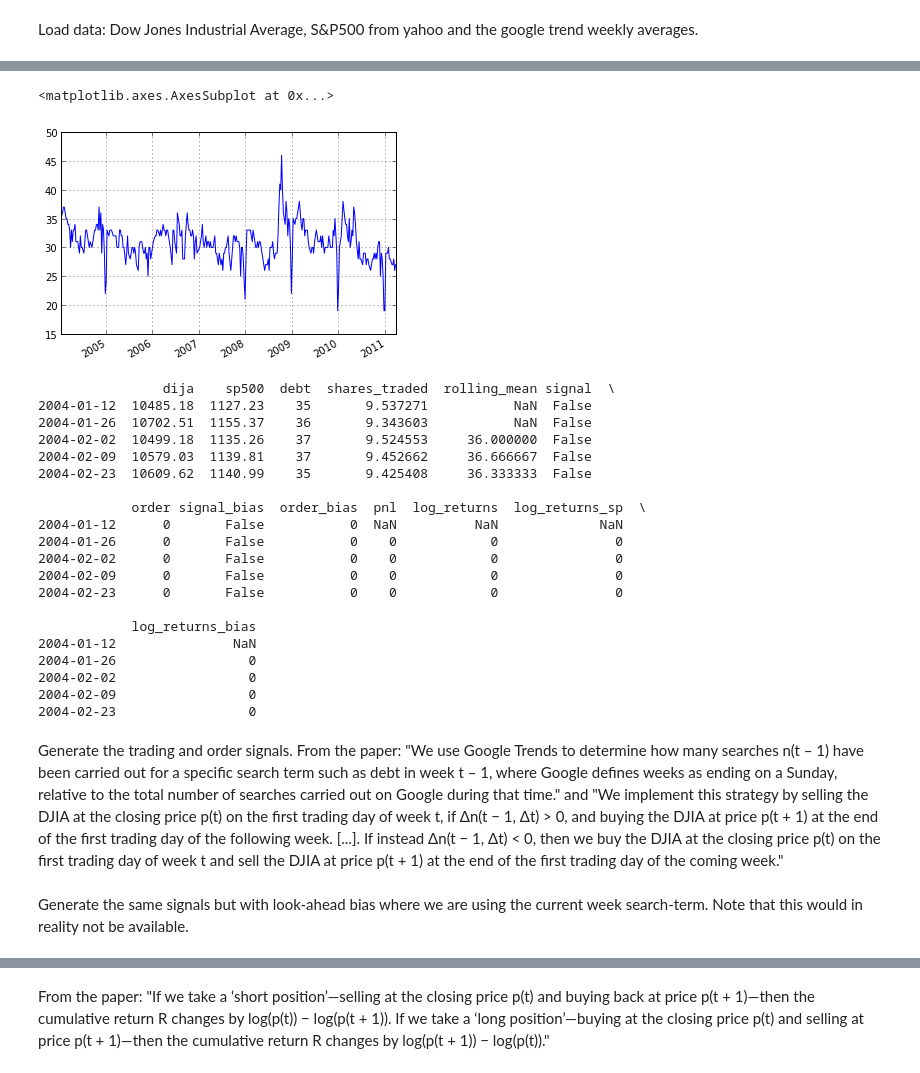
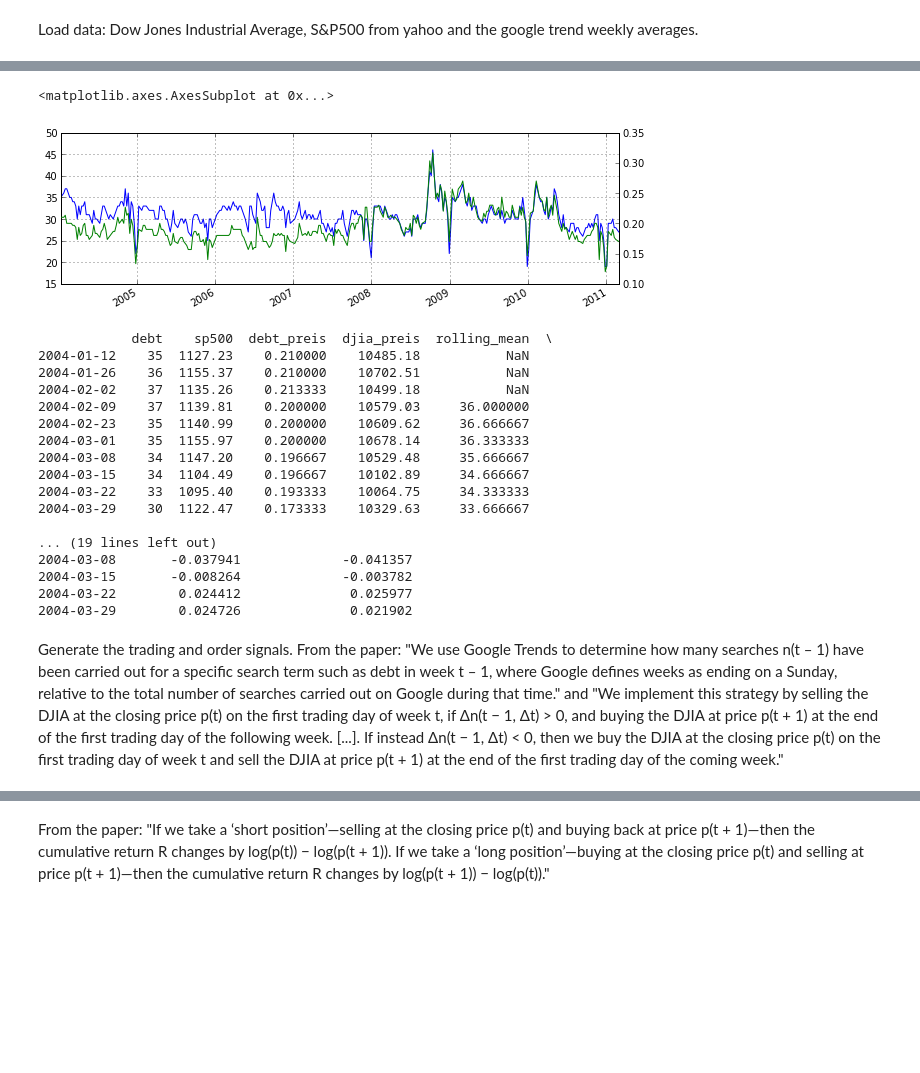
Before and after one commit to twiecki/replicate_google_trends, a Jupyter notebook: goog_repl.ipynb, the cells around one changed output, grey strips where cells are left out. Cells and saved outputs as stored; diff of their text form; code cells hidden in the pictures; blank space fills up the shorter version.

```diff
--- a/goog_repl.ipynb
+++ b/goog_repl.ipynb
@@ -7,8 +7,22 @@ delta_t = 3
 # %% [markdown]
 Load data: Dow Jones Industrial Average, S&P500 from yahoo and the google trend weekly averages.
 # %%
-dija = pd.DataFrame.from_csv('DJIA.csv', index_col='DATE').sort()
+djia = pd.DataFrame.from_csv('DJIA.csv', index_col='DATE').sort()
 sp500 = pd.DataFrame(pd.io.data.DataReader("^GSPC", "yahoo", start=datetime.datetime(2004, 1, 1), end=datetime.datetime(2011, 4, 1))['Adj Close'], columns=['sp500'])
+#sp500 = sp500.tshift(1, freq='B')
 debt = pd.read_csv('debt_google_trend.csv', index_col='date')
 dija.index = dija.index.to_datetime()
+djia.rename(columns={'VALUE': 'djia'}, inplace=True)
 debt.index = debt.index.to_datetime()
+debt = debt.tshift(2, freq='D') # Moves Saturday to Monday
+
+# Load Preis data
+df = pd.read_csv('PreisMoatStanley_ScientificReports_3_1684_2013.dat', delimiter=' ')
+columns = ['Google Start Date', 'Google End Date', 'debt', 'DJIA Date', 'DJIA Closing Price']
+df = df[columns]
+debt_from_study = df[['debt', 'DJIA Closing Price']]
+debt_from_study.rename(columns={'debt': 'debt_preis', 'DJIA Closing Price': 'djia_preis'}, inplace=True)
+debt_from_study.index = df['Google End Date']
+debt_from_study.index = debt_from_study.index.to_datetime()
+debt_from_study = debt_from_study.tshift(2, freq='D') # Move from Sat to Monday
+debt_from_study.head()
@@ -45,5 +36,5 @@ sp500.head()
 # %%
 # Join together into single dataframe.
-data = pd.concat([dija, sp500, debt], axis=1).dropna()
+data = pd.concat([debt, sp500, debt_from_study], axis=1).dropna()
 data.head()
 # %% [output]
@@ -61,32 +47,31 @@ data.dija.plot()
 # %%
 data.debt.plot()
+data.debt_preis.plot(secondary_y=True)
 # %% [output]
 <matplotlib.axes.AxesSubplot at 0x...>
-[figure, old version]
+[figure, new version]
 # %%
-data['rolling_mean'] = pd.rolling_mean(data.debt, delta_t)
-data.head()
+data['rolling_mean'] = pd.rolling_mean(data.debt, delta_t).shift(1)
+data['rolling_mean_preis'] = pd.rolling_mean(data.debt_preis, delta_t).shift(1)
+data.head(10)
 # %% [output]
-                dija    sp500  debt  shares_traded  rolling_mean signal  \
-2004-01-12  10485.18  1127.23    35       9.537271           NaN  False
-2004-01-26  10702.51  1155.37    36       9.343603           NaN  False
-2004-02-02  10499.18  1135.26    37       9.524553     36.000000  False
-2004-02-09  10579.03  1139.81    37       9.452662     36.666667  False
-2004-02-23  10609.62  1140.99    35       9.425408     36.333333  False
+            debt    sp500  debt_preis  djia_preis  rolling_mean  \
+2004-01-12    35  1127.23    0.210000    10485.18           NaN
+2004-01-26    36  1155.37    0.210000    10702.51           NaN
+2004-02-02    37  1135.26    0.213333    10499.18           NaN
+2004-02-09    37  1139.81    0.200000    10579.03     36.000000
+2004-02-23    35  1140.99    0.200000    10609.62     36.666667
+2004-03-01    35  1155.97    0.200000    10678.14     36.333333
+2004-03-08    34  1147.20    0.196667    10529.48     35.666667
+2004-03-15    34  1104.49    0.196667    10102.89     34.666667
+2004-03-22    33  1095.40    0.193333    10064.75     34.333333
+2004-03-29    30  1122.47    0.173333    10329.63     33.666667
 
-            order signal_bias  order_bias  pnl  log_returns  log_returns_sp  \
-2004-01-12      0       False           0  NaN          NaN             NaN
-2004-01-26      0       False           0    0            0               0
-2004-02-02      0       False           0    0            0               0
-2004-02-09      0       False           0    0            0               0
-2004-02-23      0       False           0    0            0               0
-
-            log_returns_bias
-2004-01-12               NaN
-2004-01-26                 0
-2004-02-02                 0
-2004-02-09                 0
-2004-02-23                 0
+... (19 lines left out)
+2004-03-08       -0.037941             -0.041357
+2004-03-15       -0.008264             -0.003782
+2004-03-22        0.024412              0.025977
+2004-03-29        0.024726              0.021902
 # %% [markdown]
 Generate the trading and order signals.
 From the paper:
@@ -101,2 +90,0 @@ data['order'].ix[:delta_t] = 0
-# %% [markdown]
-Generate the same signals but with look-ahead bias where we are using the current week search-term. Note that this would in reality not be available.
```
Also changed, not shown: parts of 22 cells of this notebook.
